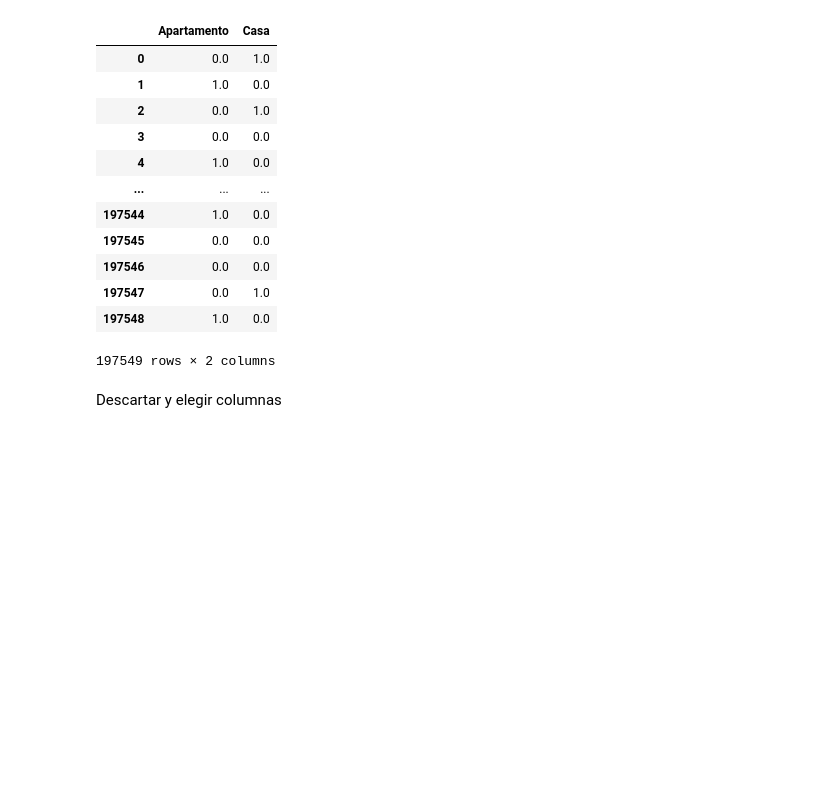
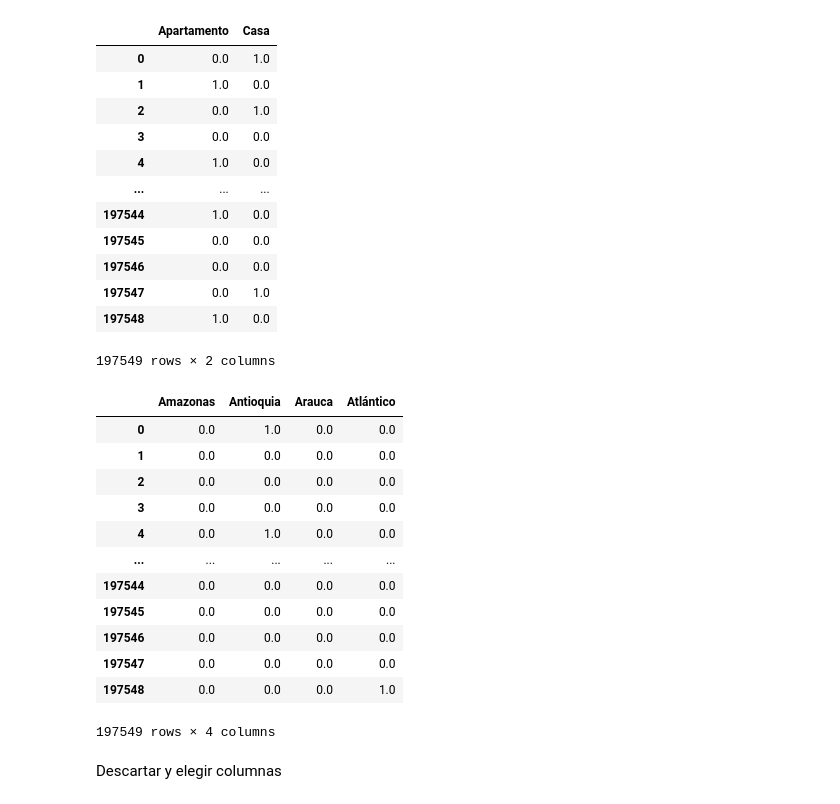
Before and after one commit to julieta77/-Proyecto-Individual-2-Data-04-Soy-Henry-JulietaCiare, a Jupyter notebook: Codigo.ipynb, the cells around one changed output. Cells and saved outputs as stored; diff of their text form; code cells hidden in the pictures; blank space fills up the shorter version.

```diff
--- a/Codigo.ipynb
+++ b/Codigo.ipynb
@@ -181,6 +181,26 @@ nuevas_colums
 | 197547 | 0.0 | 1.0 |
 | 197548 | 1.0 | 0.0 |
 197549 rows × 2 columns
+# %%
+codificador2 = OneHotEncoder()
+codificacion2 = codificador2.fit_transform(train[['l2']])
+nuevas_colums2 = pd.DataFrame(codificacion2.toarray(), columns=codificador2.categories_)
+nuevas_colums2 = nuevas_colums2.iloc[:,[0,1,2,3]]
+nuevas_colums2
+# %% [output]
+|  | Amazonas | Antioquia | Arauca | Atlántico |
+| 0 | 0.0 | 1.0 | 0.0 | 0.0 |
+| 1 | 0.0 | 0.0 | 0.0 | 0.0 |
+| 2 | 0.0 | 0.0 | 0.0 | 0.0 |
+| 3 | 0.0 | 0.0 | 0.0 | 0.0 |
+| 4 | 0.0 | 1.0 | 0.0 | 0.0 |
+| ... | ... | ... | ... | ... |
+| 197544 | 0.0 | 0.0 | 0.0 | 0.0 |
+| 197545 | 0.0 | 0.0 | 0.0 | 0.0 |
+| 197546 | 0.0 | 0.0 | 0.0 | 0.0 |
+| 197547 | 0.0 | 0.0 | 0.0 | 0.0 |
+| 197548 | 0.0 | 0.0 | 0.0 | 1.0 |
+197549 rows × 4 columns
 # %% [markdown]
 Descartar y elegir columnas
 # %%
```
Also changed, not shown: parts of 10 cells of this notebook, 2 other files.
